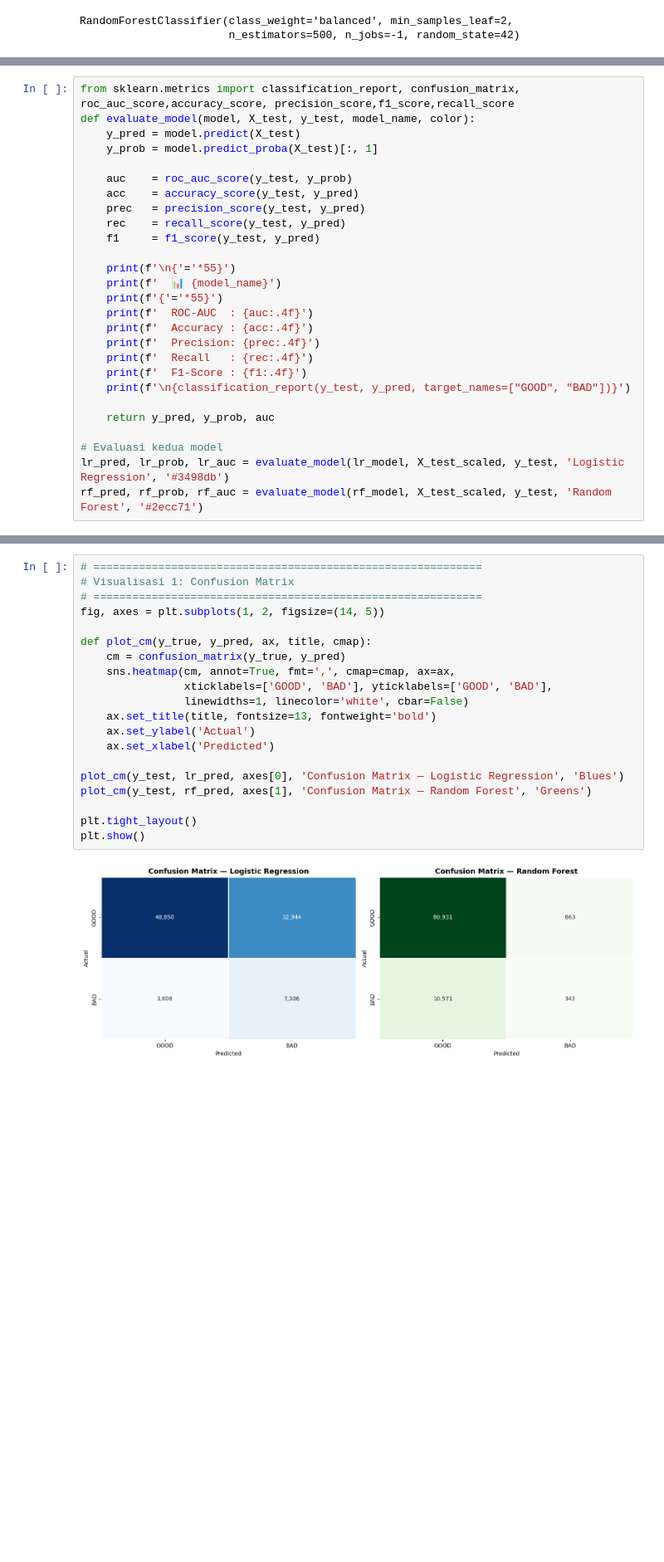
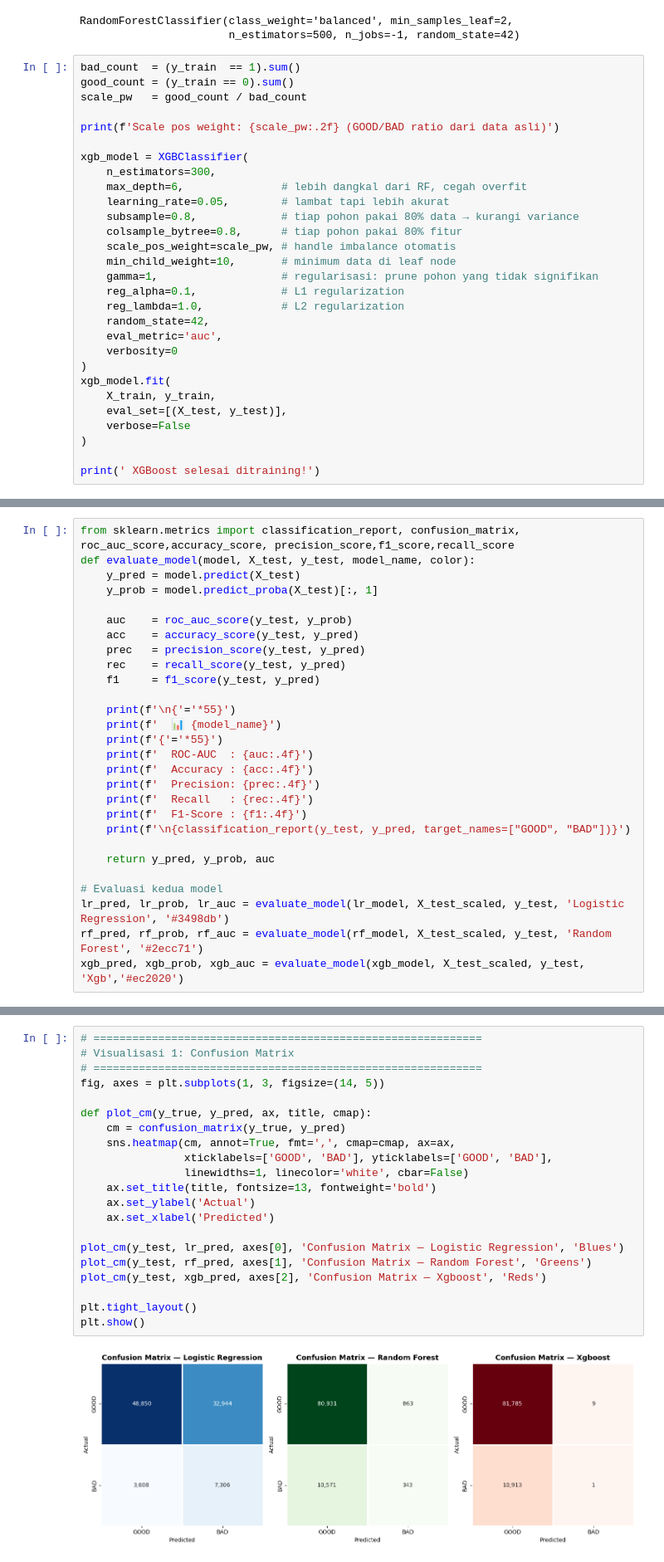
Before and after one commit to rfaoktvian/FinalProjectIDXPartners, a Jupyter notebook: main.ipynb, the cells around one changed output, grey strips where cells are left out. Shown at 83% size. Drawn from its saved outputs; the diff is of its cells as text; blank space fills up the shorter version.

Commit message:
feat: add new model (Xgboost)

```diff
--- a/main.ipynb
+++ b/main.ipynb
@@ -842,3 +852,32 @@ rf_model.fit(X_train_res, y_train_res)
 # %% [output]
 RandomForestClassifier(class_weight='balanced', min_samples_leaf=2,
                        n_estimators=500, n_jobs=-1, random_state=42)
+# %%
+bad_count  = (y_train  == 1).sum()
+good_count = (y_train == 0).sum()
+scale_pw   = good_count / bad_count
+
+print(f'Scale pos weight: {scale_pw:.2f} (GOOD/BAD ratio dari data asli)')
+
+xgb_model = XGBClassifier(
+    n_estimators=300,
+    max_depth=6,               # lebih dangkal dari RF, cegah overfit
+    learning_rate=0.05,        # lambat tapi lebih akurat
+    subsample=0.8,             # tiap pohon pakai 80% data → kurangi variance
+    colsample_bytree=0.8,      # tiap pohon pakai 80% fitur
+    scale_pos_weight=scale_pw, # handle imbalance otomatis
+    min_child_weight=10,       # minimum data di leaf node
+    gamma=1,                   # regularisasi: prune pohon yang tidak signifikan
+    reg_alpha=0.1,             # L1 regularization
+    reg_lambda=1.0,            # L2 regularization
+    random_state=42,
+    eval_metric='auc',
+    verbosity=0
+)
+xgb_model.fit(
+    X_train, y_train,
+    eval_set=[(X_test, y_test)],
+    verbose=False
+)
+
+print(' XGBoost selesai ditraining!')
@@ -869,6 +911,7 @@ def evaluate_model(model, X_test, y_test, model_name, color):
 # Evaluasi kedua model
 lr_pred, lr_prob, lr_auc = evaluate_model(lr_model, X_test_scaled, y_test, 'Logistic Regression', '#3498db')
 rf_pred, rf_prob, rf_auc = evaluate_model(rf_model, X_test_scaled, y_test, 'Random Forest', '#2ecc71')
+xgb_pred, xgb_prob, xgb_auc = evaluate_model(xgb_model, X_test_scaled, y_test, 'Xgb','#ec2020')
 # %% [output]
 =======================================================
   📊 Logistic Regression
@@ -942,25 +1011,26 @@ F2 Score: 0.2345144259369423
 # %%
 # ============================================================
 # Visualisasi 1: Confusion Matrix
 # ============================================================
-fig, axes = plt.subplots(1, 2, figsize=(14, 5))
+fig, axes = plt.subplots(1, 3, figsize=(14, 5))
 
 def plot_cm(y_true, y_pred, ax, title, cmap):
     cm = confusion_matrix(y_true, y_pred)
     sns.heatmap(cm, annot=True, fmt=',', cmap=cmap, ax=ax,
                 xticklabels=['GOOD', 'BAD'], yticklabels=['GOOD', 'BAD'],
                 linewidths=1, linecolor='white', cbar=False)
     ax.set_title(title, fontsize=13, fontweight='bold')
     ax.set_ylabel('Actual')
     ax.set_xlabel('Predicted')
 
 plot_cm(y_test, lr_pred, axes[0], 'Confusion Matrix — Logistic Regression', 'Blues')
 plot_cm(y_test, rf_pred, axes[1], 'Confusion Matrix — Random Forest', 'Greens')
+plot_cm(y_test, xgb_pred, axes[2], 'Confusion Matrix — Xgboost', 'Reds')
 
 plt.tight_layout()
 plt.show()
 # %% [output]
-[figure, old version]
+[figure, new version]
 # %%
 # ============================================================
 # Visualisasi 2: ROC Curve — Perbandingan
```
Also changed, not shown: parts of 9 cells of this notebook.
